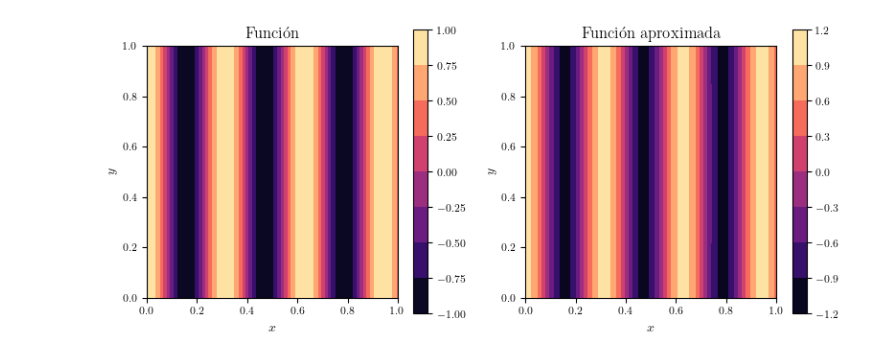
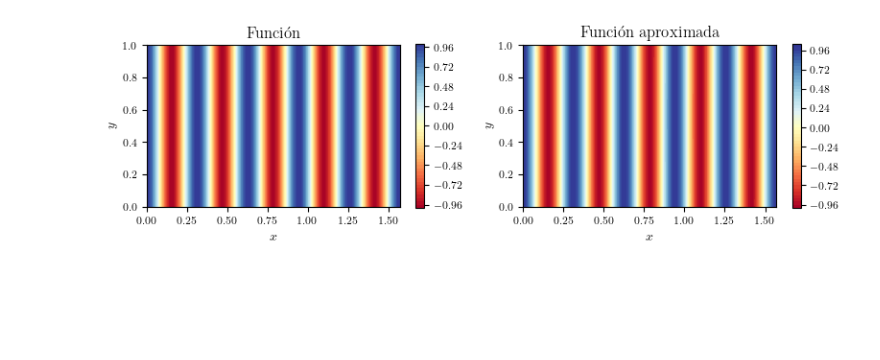
Before and after one commit to oscar-rincon/scattering-problem, a Jupyter notebook: Helmholtz-Dirichlet/complex-function.ipynb, the cells around one changed output. Saved outputs shown, nothing was run; the diff lists cells and outputs as text; code cells hidden in the pictures; blank space fills up the shorter version.

```diff
--- a/Helmholtz-Dirichlet/complex-function.ipynb
+++ b/Helmholtz-Dirichlet/complex-function.ipynb
@@ -94,10 +94,10 @@ k = 20
 
 # Define lower and upper bounds for the domain
 lb = np.array([0.0, 0.0])
-ub = np.array([1.0, 1.0])
+ub = np.array([np.pi/2, 1.0])
 
 # Generate sampling points
-N_f = 10_000
+N_f = 5_000
 
 # Function to generate sampling points
 def generate_sampling_points(lb, ub, N):
@@ -112,7 +112,7 @@ def generate_sampling_points(lb, ub, N):
 x_f, y_f = generate_sampling_points(lb, ub, N_f)
 
 # Initialize the model with specified parameters and apply weights
-model = MLP(input_size=2, output_size=2, hidden_layers=5, hidden_units=150, activation_function=nn.Tanh()).to(device)
+model = MLP(input_size=2, output_size=2, hidden_layers=5, hidden_units=150, activation_function=nn.SiLU()).to(device)
 model.apply(init_weights)
 
 # Function to plot sampling points
@@ -129,4 +129,4 @@ plt.show()
 # %%
-train_adam(model, x_f, y_f, A, k, num_iter=1_000)
-train_lbfgs(model, x_f, y_f, A, k, num_iter=1_000)
+train_adam(model, x_f, y_f, A, k, num_iter = 2_000)
+train_lbfgs(model, x_f, y_f, A, k, num_iter = 2_000)
 # %% [output]
@@ -153,7 +150,7 @@ LBFGS - Loss: 0.003263100516051054
 # %%
 # Número de muestras en x y y
 dom_samples = 100
-x = np.linspace(0, 1, dom_samples)
+x = np.linspace(0, np.pi/2, dom_samples)
 y = np.linspace(0, 1, dom_samples)
 
 # Malla del dominio
@@ -175,24 +173,24 @@ U_real = U_pred[:, 0].detach().cpu().numpy().reshape(X.shape)
 # %%
-plt.figure(figsize=(8, 4))
+plt.figure(figsize=(8, 6))
 
 plt.subplot(1, 2, 1)
-plt.contourf(X, Y, np.real(u_exact(X, Y,k)), cmap='magma')
-plt.colorbar(shrink=0.8)
+plt.contourf(X, Y, np.real(u_exact(X, Y, k)), cmap='RdYlBu', levels=50, vmin=-1, vmax=1)
+plt.colorbar(shrink=0.3)
 plt.xlabel('$x$')
 plt.ylabel('$y$')
 plt.title("Función")
 plt.axis("image")
 plt.grid(False)
 
 plt.subplot(1, 2, 2)
-plt.contourf(X, Y, U_real, cmap='magma')
-plt.colorbar(shrink=0.8)
+plt.contourf(X, Y, U_real, cmap='RdYlBu', levels=50, vmin=-1, vmax=1)
+plt.colorbar(shrink=0.3)
 plt.xlabel('$x$')
 plt.ylabel('$y$')
 plt.title("Función aproximada")
 plt.axis("image")
 plt.grid(False)
 
 plt.tight_layout()
 # %% [output]
-[figure, old version]
+[figure, new version]
```
Also changed, not shown: parts of 3 cells of this notebook, 13 other files.
